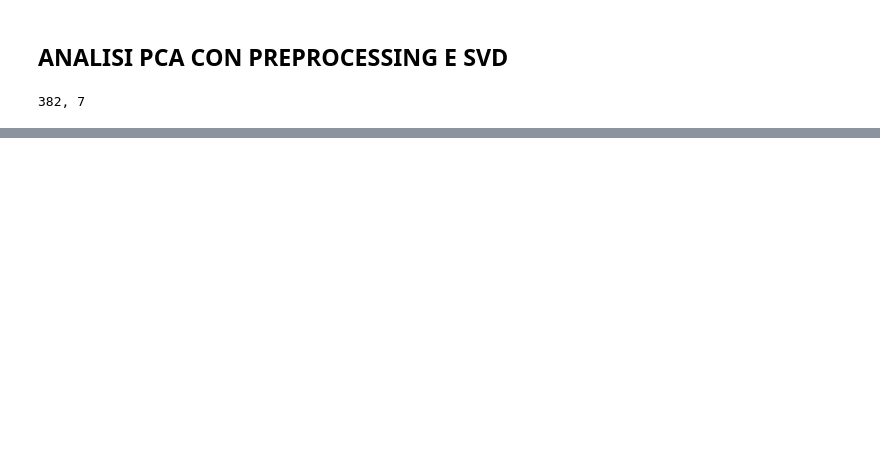
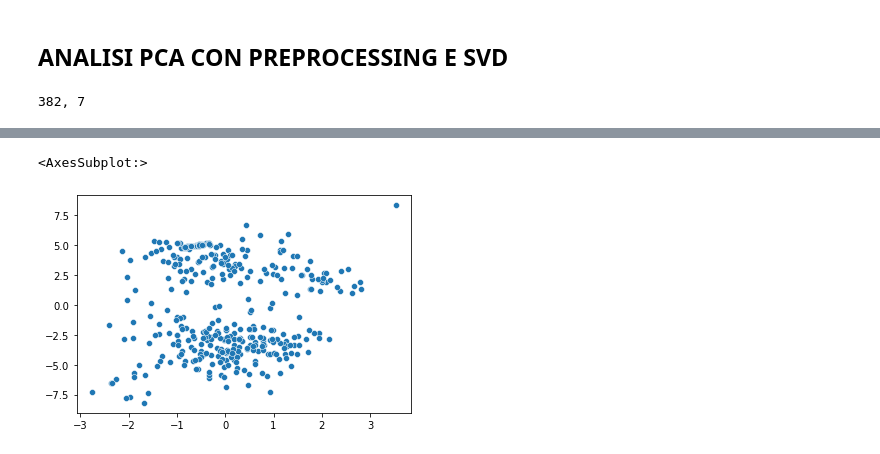
Before and after one commit to YuriGardinazzi/DataMiningNotes, a Jupyter notebook: PCA_analysis.ipynb, the cells around one changed output, grey strips where cells are left out. Drawn from its saved outputs; the diff is of its cells as text; code cells hidden in the pictures; blank space fills up the shorter version.

```diff
--- a/PCA_analysis.ipynb
+++ b/PCA_analysis.ipynb
@@ -46,0 +58,6 @@ AttributeError: module 'seaborn' has no attribute 'plot'
+# %%
+#PC2 E PC3
+sns.scatterplot(y=US_k[:,1], x=US_k[:,2])
+# %% [output]
+<AxesSubplot:>
+[figure, added]
```
Also changed, not shown: parts of 8 cells of this notebook.
